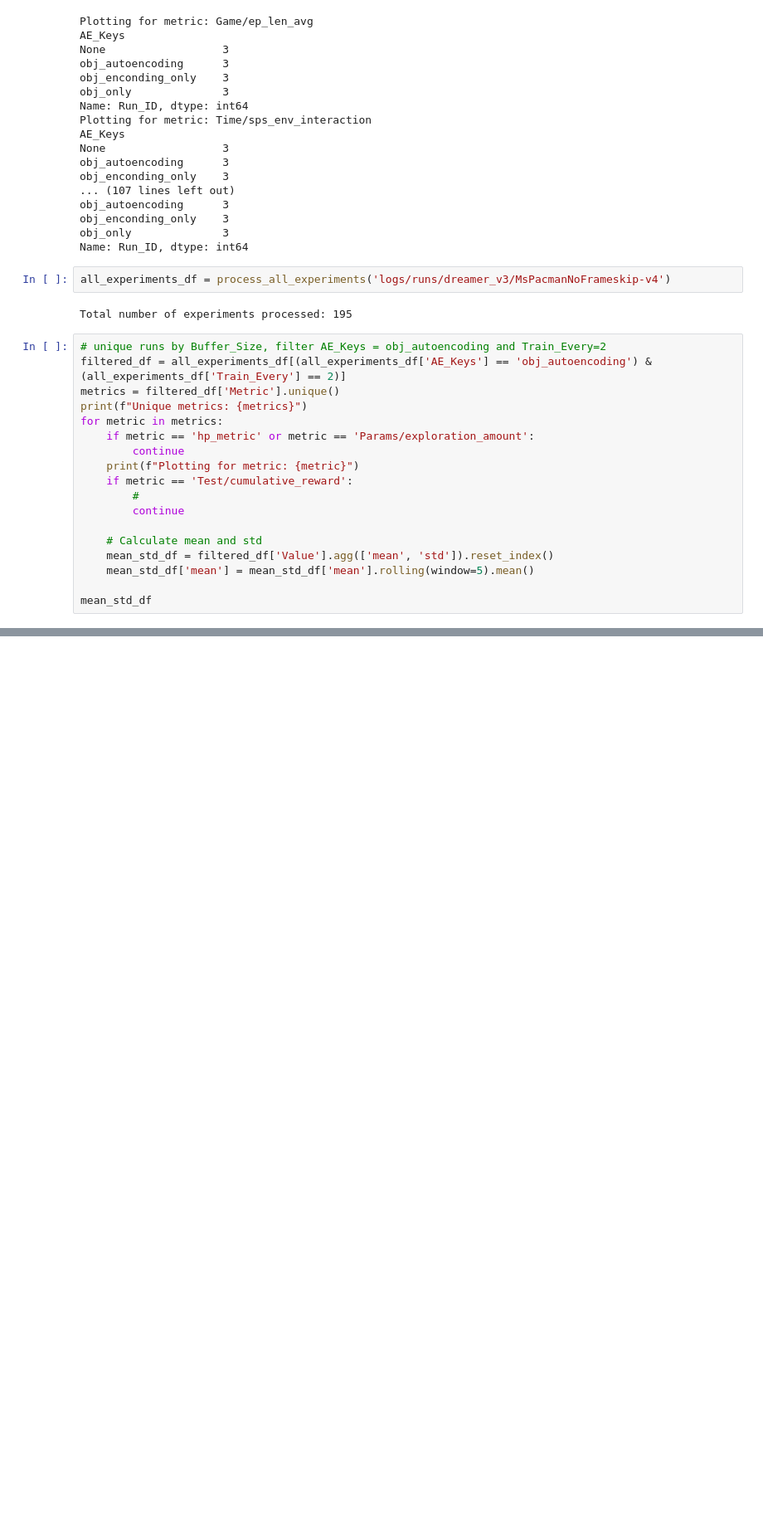
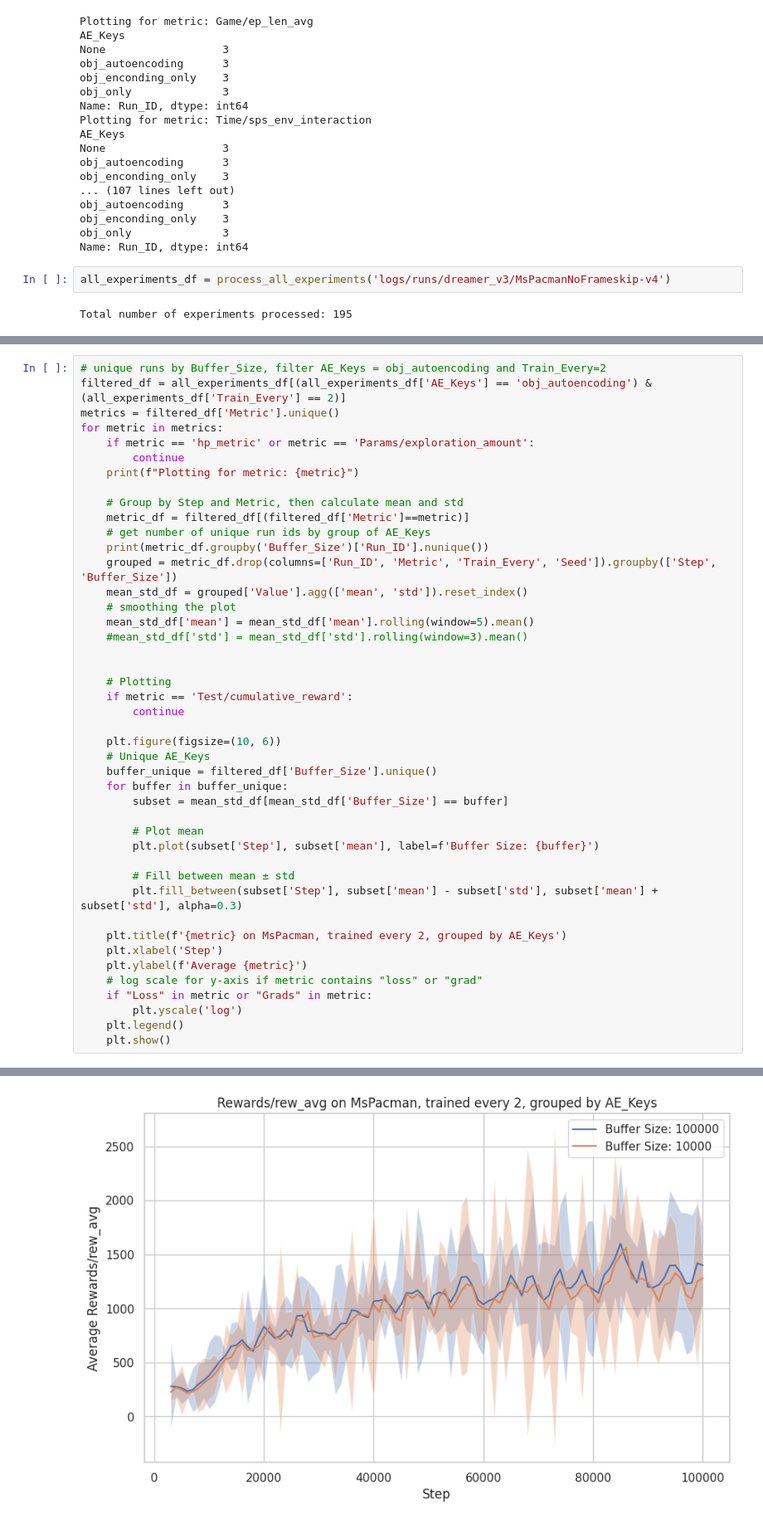
Before and after one commit to TheBlueHawk/sheeprl, a Jupyter notebook: logs_processing.ipynb, the cells around one changed output, grey strips where cells are left out. Shown at 83% size. Saved outputs shown, nothing was run; the diff lists cells and outputs as text; blank space fills up the shorter version.

Commit message:
10k buffer results

```diff
--- a/logs_processing.ipynb
+++ b/logs_processing.ipynb
@@ -370,21 +370,3 @@ Name: Run_ID, dtype: int64
 all_experiments_df = process_all_experiments('logs/runs/dreamer_v3/MsPacmanNoFrameskip-v4')
 # %% [output]
 Total number of experiments processed: 195
-# %%
-# unique runs by Buffer_Size, filter AE_Keys = obj_autoencoding and Train_Every=2
-filtered_df = all_experiments_df[(all_experiments_df['AE_Keys'] == 'obj_autoencoding') & (all_experiments_df['Train_Every'] == 2)]
-metrics = filtered_df['Metric'].unique()
-print(f"Unique metrics: {metrics}")
-for metric in metrics:
-    if metric == 'hp_metric' or metric == 'Params/exploration_amount':
-        continue
-    print(f"Plotting for metric: {metric}")
-    if metric == 'Test/cumulative_reward':
-        #
-        continue
-
-    # Calculate mean and std
-    mean_std_df = filtered_df['Value'].agg(['mean', 'std']).reset_index()
-    mean_std_df['mean'] = mean_std_df['mean'].rolling(window=5).mean()
-
-mean_std_df
@@ -401,0 +373,45 @@ KeyError: 'mean'
+# %%
+# unique runs by Buffer_Size, filter AE_Keys = obj_autoencoding and Train_Every=2
+filtered_df = all_experiments_df[(all_experiments_df['AE_Keys'] == 'obj_autoencoding') & (all_experiments_df['Train_Every'] == 2)]
+metrics = filtered_df['Metric'].unique()
+for metric in metrics:
+    if metric == 'hp_metric' or metric == 'Params/exploration_amount':
+        continue
+    print(f"Plotting for metric: {metric}")
+
+    # Group by Step and Metric, then calculate mean and std
+    metric_df = filtered_df[(filtered_df['Metric']==metric)]
+    # get number of unique run ids by group of AE_Keys
+    print(metric_df.groupby('Buffer_Size')['Run_ID'].nunique())
+    grouped = metric_df.drop(columns=['Run_ID', 'Metric', 'Train_Every', 'Seed']).groupby(['Step', 'Buffer_Size'])
+    mean_std_df = grouped['Value'].agg(['mean', 'std']).reset_index()
+    # smoothing the plot
+    mean_std_df['mean'] = mean_std_df['mean'].rolling(window=5).mean()
+    #mean_std_df['std'] = mean_std_df['std'].rolling(window=3).mean()
+
+
+    # Plotting
+    if metric == 'Test/cumulative_reward':
+        continue
+
+    plt.figure(figsize=(10, 6))
+    # Unique AE_Keys
+    buffer_unique = filtered_df['Buffer_Size'].unique()
+    for buffer in buffer_unique:
+        subset = mean_std_df[mean_std_df['Buffer_Size'] == buffer]
+
+        # Plot mean
+        plt.plot(subset['Step'], subset['mean'], label=f'Buffer Size: {buffer}')
+
+        # Fill between mean ± std
+        plt.fill_between(subset['Step'], subset['mean'] - subset['std'], subset['mean'] + subset['std'], alpha=0.3)
+
+    plt.title(f'{metric} on MsPacman, trained every 2, grouped by AE_Keys')
+    plt.xlabel('Step')
+    plt.ylabel(f'Average {metric}')
+    # log scale for y-axis if metric contains "loss" or "grad"
+    if "Loss" in metric or "Grads" in metric:
+        plt.yscale('log')
+    plt.legend()
+    plt.show()
+# %% [output]
@@ -401,0 +428 @@ KeyError: 'mean'
+[figure, added]
```
Also changed, not shown: parts of 3 cells of this notebook.
